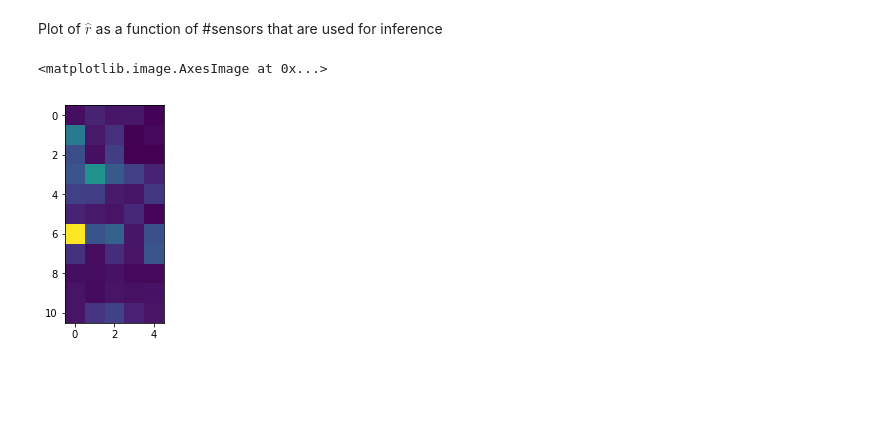
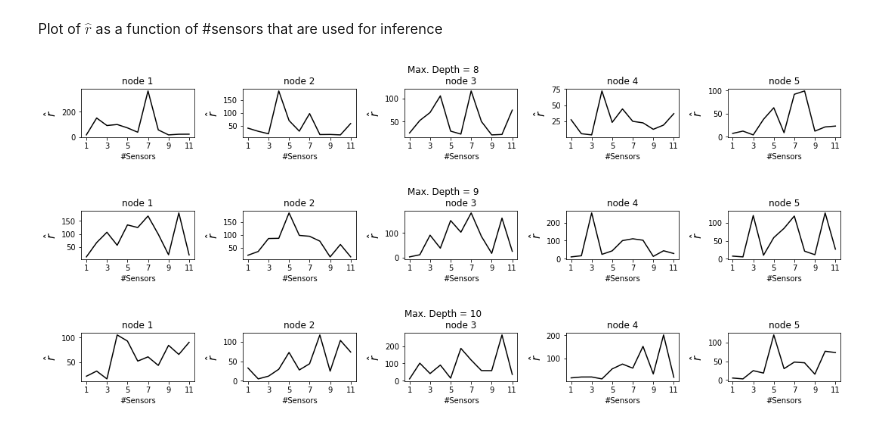
Before and after one commit to dhrunia/infr_szr_prpgtn, a Jupyter notebook: src_snsr_gmtry.ipynb, the cells around one changed output. Cells and saved outputs as stored; diff of their text form; code cells hidden in the pictures; blank space fills up the shorter version.

```diff
--- a/src_snsr_gmtry.ipynb
+++ b/src_snsr_gmtry.ipynb
@@ -216,7 +216,7 @@ results_dir = './results/exp4'
 num_warmup_samples = 1000
 ns = 11
 nchains = 8
-max_depth = [10]
+max_depth = [8,9,10]
 
 rhats = np.zeros([len(max_depth), ns, nn])
 
@@ -236,27 +236,28 @@ for k in max_depth:
                 {csv_files}'
         stdout = open('/dev/null','ab')
         lib.io.stan.create_process(cmd.split(),block=True,stdout=stdout)
-#         t = lib.io.stan.parse_summary_csv(f'{results_dir}/summary_ns{i}_md{k}.csv')
-#         rhats[k-max_depth[0],i-1,:] = t[1]['x0'][:,-1]
+        t = lib.io.stan.parse_summary_csv(f'{results_dir}/summary_ns{i}_md{k}.csv')
+        rhats[k-max_depth[0],i-1,:] = t[1]['x0'][:,-1]
 
-# np.save(f'{results_dir}/converge_stats.npy',rhats)
+np.save(f'{results_dir}/converge_stats.npy',rhats)
 # %% [markdown]
 Plot of $\hat r$ as a function of #sensors that are used for inference
 # %%
 rhats = np.load('results/exp4/converge_stats.npy')
-plt.figure()
-plt.imshow(rhats[0,:,:])
-# for k in max_depth:
-#     plt.figure(figsize=[15,2])
-#     for i in range(1,nn+1):
-#         plt.subplot(1,5,i)
-#         plt.plot(np.r_[1:10],rhats[k-8,:,i-1],'k')
-# #         plt.xticks(np.r_[1:12:2],np.r_[1:12:2])
-#         plt.xlabel('#Sensors')
-#         plt.ylabel('$\hat r$',fontsize=15)
-#         plt.gca().set_title(f'node {i}')
-#     plt.suptitle(f'Max. Depth = {k}')
-#     plt.tight_layout()
+
+
+for k in max_depth:
+    plt.figure(figsize=[15,2])
+    for i in range(1,nn+1):
+        plt.subplot(1,5,i)
+        plt.plot(np.r_[1:12],rhats[k-8,:,i-1],'k')
+        plt.xticks(np.r_[1:12:2],np.r_[1:12:2])
+        plt.xlabel('#Sensors')
+        plt.ylabel('$\hat r$',fontsize=15)
+        plt.gca().set_title(f'node {i}')
+    plt.suptitle(f'Max. Depth = {k}')
+    plt.tight_layout(rect=[0, 0.03, 1, 0.95])
 # %% [output]
-<matplotlib.image.AxesImage at 0x...>
-[figure, old version]
+[figure, new version]
+[figure, added]
+[figure, added]
```
Also changed, not shown: 2 other files.
